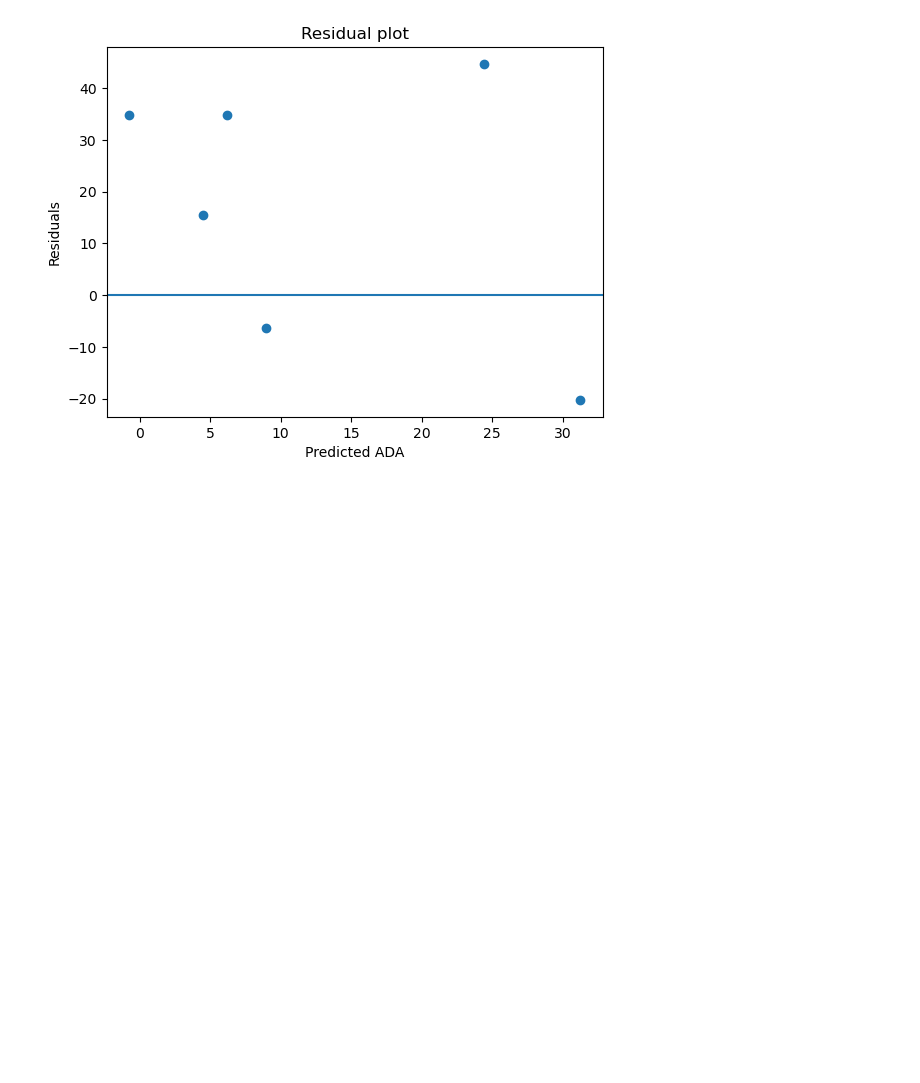
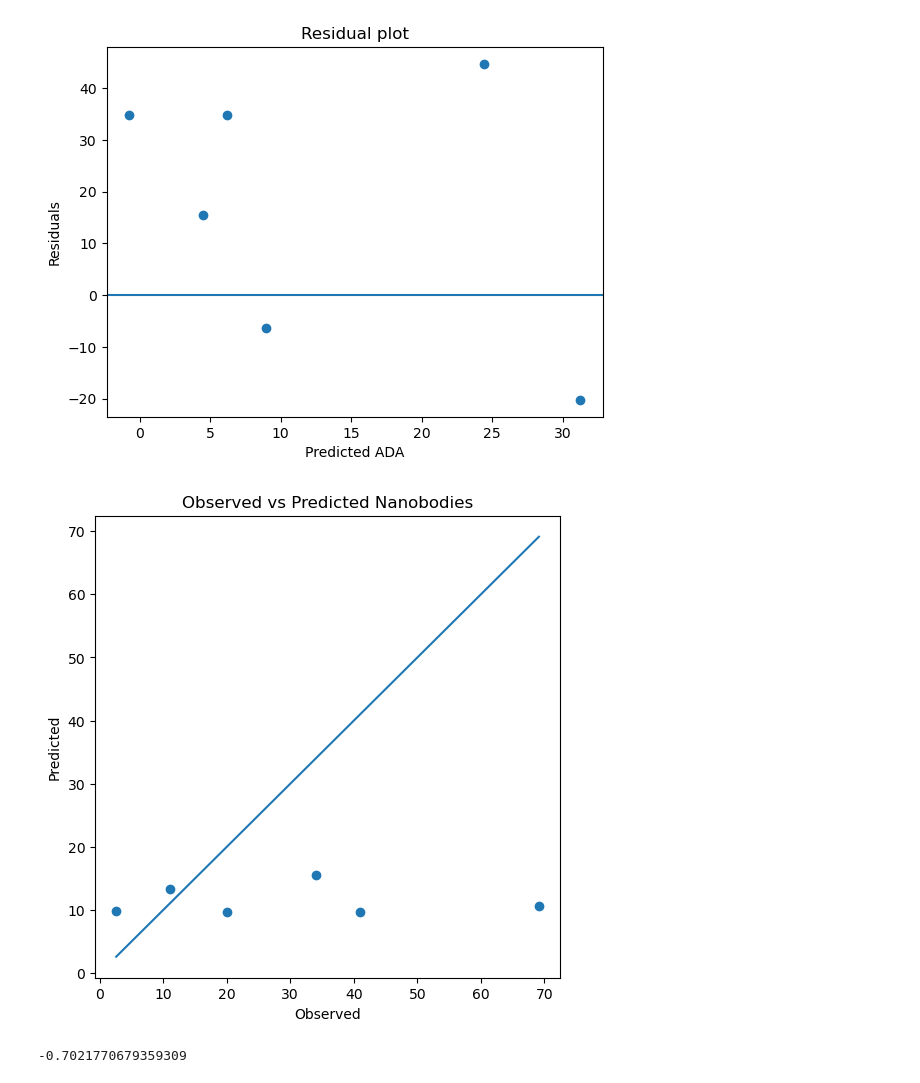
Before and after one commit to RebeckaAntonsson/Thesis, a Jupyter notebook: Immonogenecity_tool_testing/model_selection/Antibodies/AB_model_selection.ipynb, the cells around one changed output. Cells and saved outputs as stored; diff of their text form; code cells hidden in the pictures; blank space fills up the shorter version.

Commit message:
Added a prediciton for nanobodies with model 8 as well, even worse results than with model 14

```diff
--- a/Immonogenecity_tool_testing/model_selection/Antibodies/AB_model_selection.ipynb
+++ b/Immonogenecity_tool_testing/model_selection/Antibodies/AB_model_selection.ipynb
@@ -746,3 +746,27 @@ plt.title("Residual plot")
 plt.show()
 # %% [output]
 [figure]
+# %%
+# Do the same prediction with model 8 (only has one predictor: netMHC_pep12_percentile)
+all_predictors_NB['predicted_ADA'] = model8.predict(all_predictors_NB)
+
+plt.figure(figsize=(6,6))
+plt.scatter(all_predictors_NB['ADA_percentage'], all_predictors_NB['predicted_ADA'])
+
+# ideal line (perfect fit)
+plt.plot([all_predictors_NB['ADA_percentage'].min(), all_predictors_NB['ADA_percentage'].max()],
+         [all_predictors_NB['ADA_percentage'].min(), all_predictors_NB['ADA_percentage'].max()])
+
+plt.xlabel("Observed")
+plt.ylabel("Predicted")
+plt.title("Observed vs Predicted Nanobodies")
+plt.show()
+# %% [output]
+[figure, added]
+# %%
+r2 = r2_score(all_predictors_NB['ADA_percentage'],
+              all_predictors_NB['predicted_ADA'])
+
+r2
+# %% [output]
+-0.7021770679359309
```
Also changed, not shown: parts of 1 cell of this notebook.
